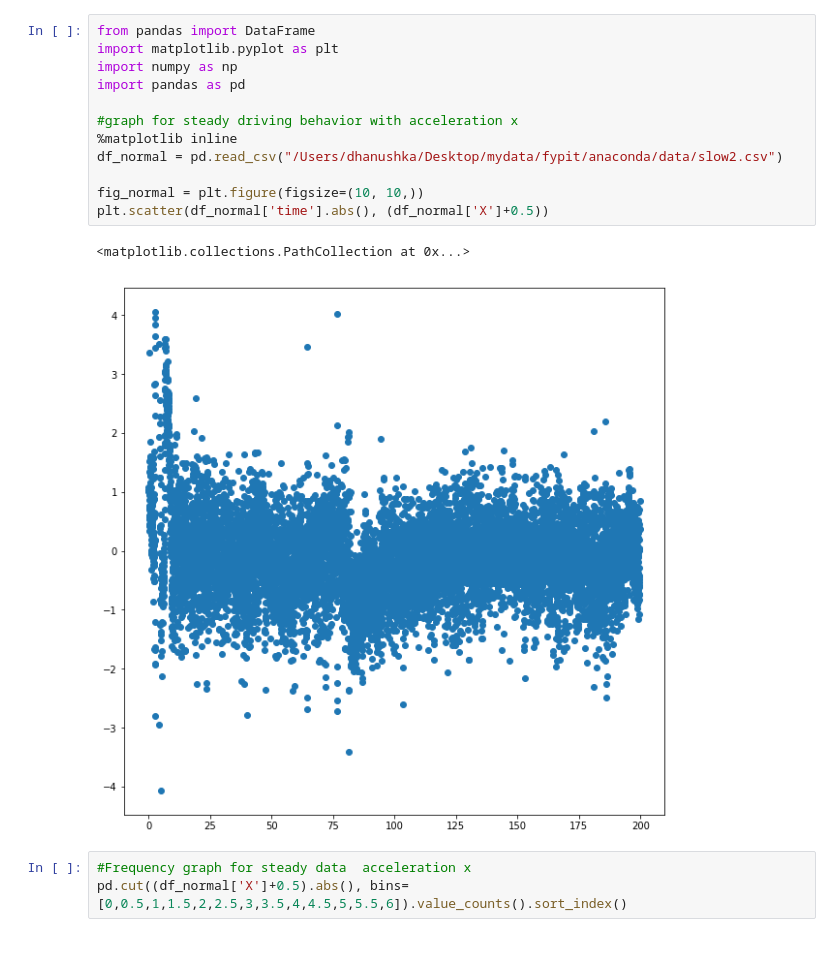
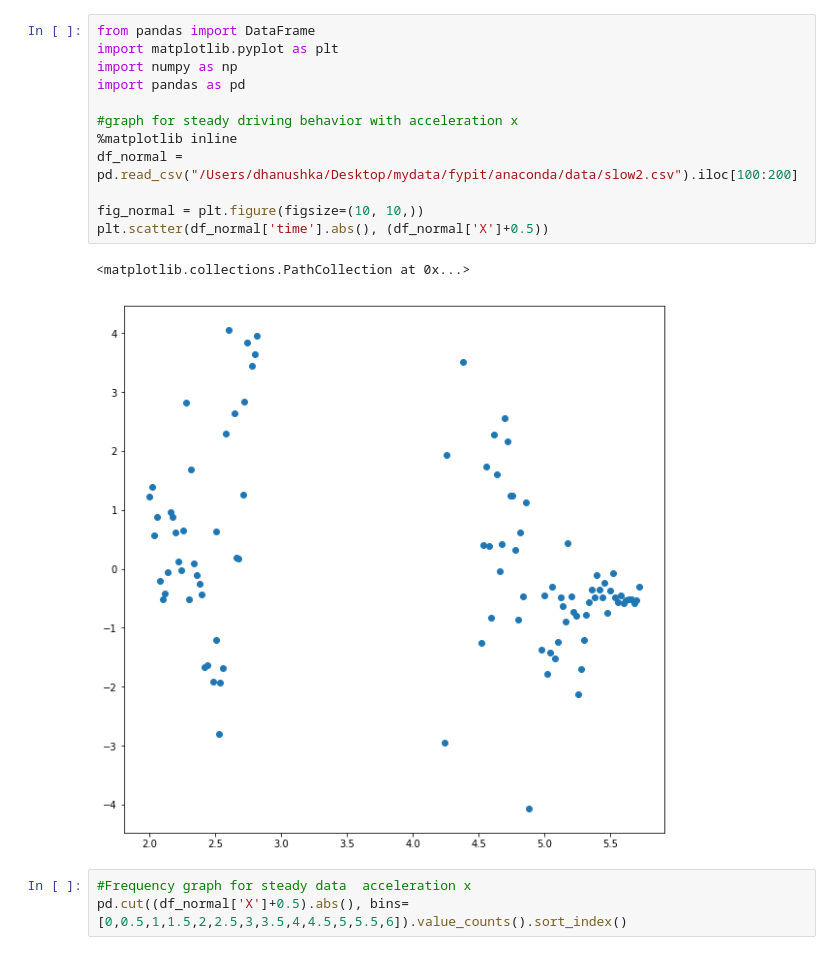
Before and after one commit to madushadhanushka/driverprofile, a Jupyter notebook: AbnormalAnalysis.ipynb, the cells around one changed output. Saved outputs shown, nothing was run; the diff lists cells and outputs as text.

```diff
--- a/AbnormalAnalysis.ipynb
+++ b/AbnormalAnalysis.ipynb
@@ -1,18 +1,18 @@
 # %%
 from pandas import DataFrame
 import matplotlib.pyplot as plt
 import numpy as np
 import pandas as pd
 
 #graph for steady driving behavior with acceleration x
 %matplotlib inline
-df_normal = pd.read_csv("/Users/dhanushka/Desktop/mydata/fypit/anaconda/data/slow2.csv")
+df_normal = pd.read_csv("/Users/dhanushka/Desktop/mydata/fypit/anaconda/data/slow2.csv").iloc[100:200]
 
 fig_normal = plt.figure(figsize=(10, 10,))
 plt.scatter(df_normal['time'].abs(), (df_normal['X']+0.5))
 # %% [output]
 <matplotlib.collections.PathCollection at 0x...>
-[figure, old version]
+[figure, new version]
 # %%
 #Frequency graph for steady data  acceleration x
 pd.cut((df_normal['X']+0.5).abs(), bins=[0,0.5,1,1.5,2,2.5,3,3.5,4,4.5,5,5.5,6]).value_counts().sort_index()
```
Also changed, not shown: parts of 2 cells of this notebook, 5 other files.
